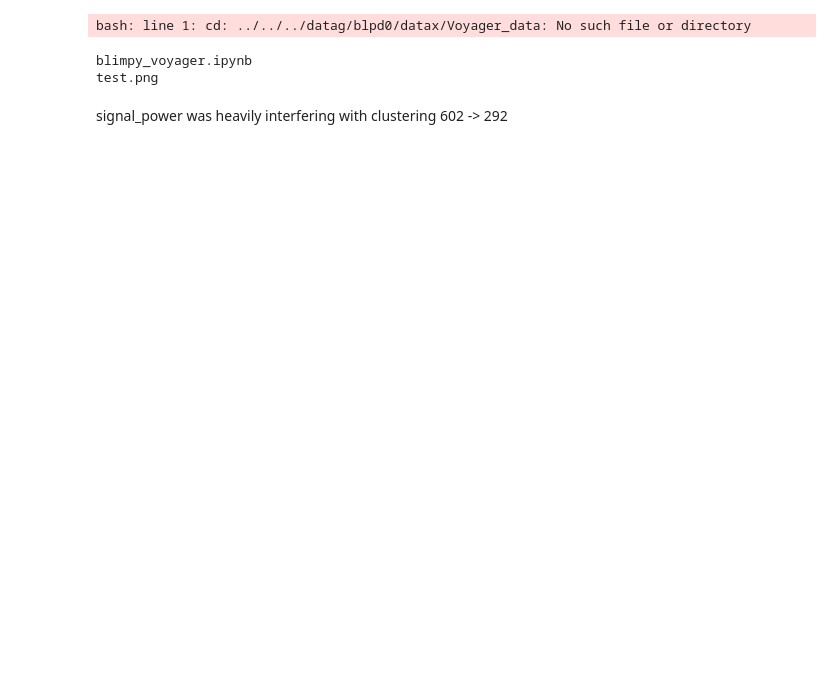
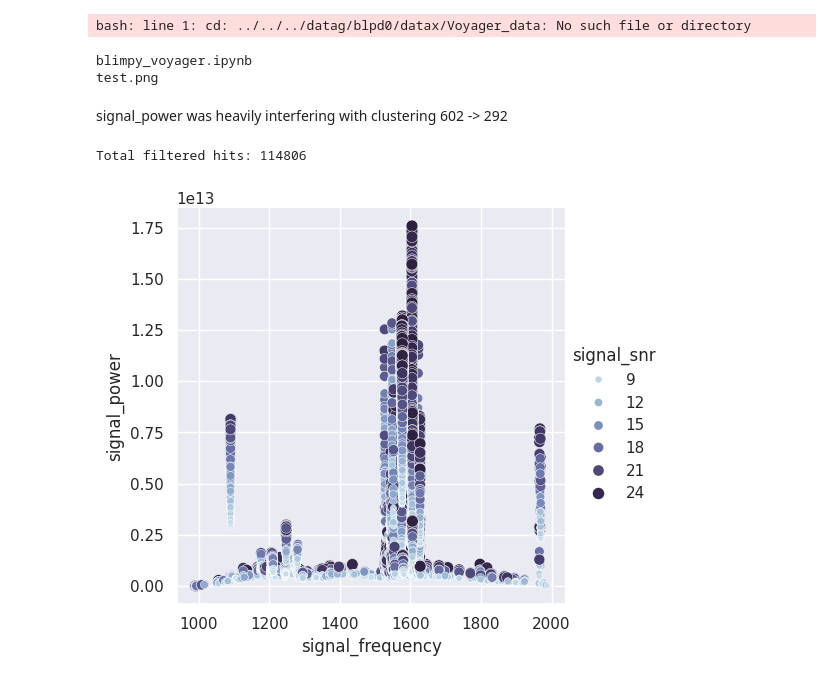
Before and after one commit to jmotamarry/cosmic-testing, a Jupyter notebook: blimpy_voyager.ipynb, the cells around one changed output. Cells and saved outputs as stored; diff of their text form; code cells hidden in the pictures; blank space fills up the shorter version.

```diff
--- a/blimpy_voyager.ipynb
+++ b/blimpy_voyager.ipynb
@@ -39,3 +49,51 @@ def plot(X, labels, probabilities=None, parameters=None, ground_truth=False, ax=
     plt.tight_layout()
 # %% [markdown]
 signal_power was heavily interfering with clustering 602 -> 292
+# %%
+#signal power to frequency to noise relationships
+def processing(file,start,stop):
+    df = pd.read_pickle(f"/datag/users/ctremblay/{file}")
+    small_df = df[start:stop]
+    columns=['file_uri','source_name','beam_id','ra_hours' , 'dec_degrees' , 'tstart','signal_frequency', 'signal_beam',
+             'signal_drift_rate', 'signal_snr' , 'signal_power' , 'signal_incoherent_power']
+    df_new= small_df[columns]
+    #filter through hits based on reasonable thresholds
+    df_new = df_new[(df_new['signal_drift_rate'] != 0) &
+                    (df_new['signal_snr'] <= 25) &
+                    (df_new['signal_beam'] <= 3)]
+
+    print(f"Total filtered hits: {len(df_new)}")
+
+    unique_uris = df_new['file_uri'].unique()
+
+    for i, uri in enumerate(unique_uris):
+        fov_subset = df_new[df_new['file_uri'] == uri]
+
+    grouped_time = df_new.groupby("tstart")
+
+    time_dfs={}
+    for t_value, val_df in grouped_time:
+        time_dfs[t_value] = val_df  # Save entire group DataFrame
+
+    for t_value, df in time_dfs.items():
+        freq_counts = df['signal_frequency'].value_counts()
+        overlapping_freqs = freq_counts[freq_counts > 1]
+        #if not overlapping_freqs.empty:
+           # print(f"Time: {t_value} — {len(overlapping_freqs)} overlapping frequencies")
+        for freq in overlapping_freqs.index:
+            hits = df[df['signal_frequency'] == freq]
+            #print(f"  Frequency {freq} seen in beams:", hits['beam_id'].unique())
+
+
+    sns.set_theme()
+    sns.relplot(data=df_new, x=df_new["signal_frequency"], y=df_new["signal_power"],
+                hue=df_new["signal_snr"], size = df_new["signal_snr"], palette = "ch:s=.25,rot=-.25")
+
+    plt.show()
+
+
+
+processing('Summer_Project_RA9_Dec0.90.pkl', 0,1000000)
+# %% [output]
+Total filtered hits: 114806
+[figure, added]
```
Also changed, not shown: parts of 6 cells of this notebook.
